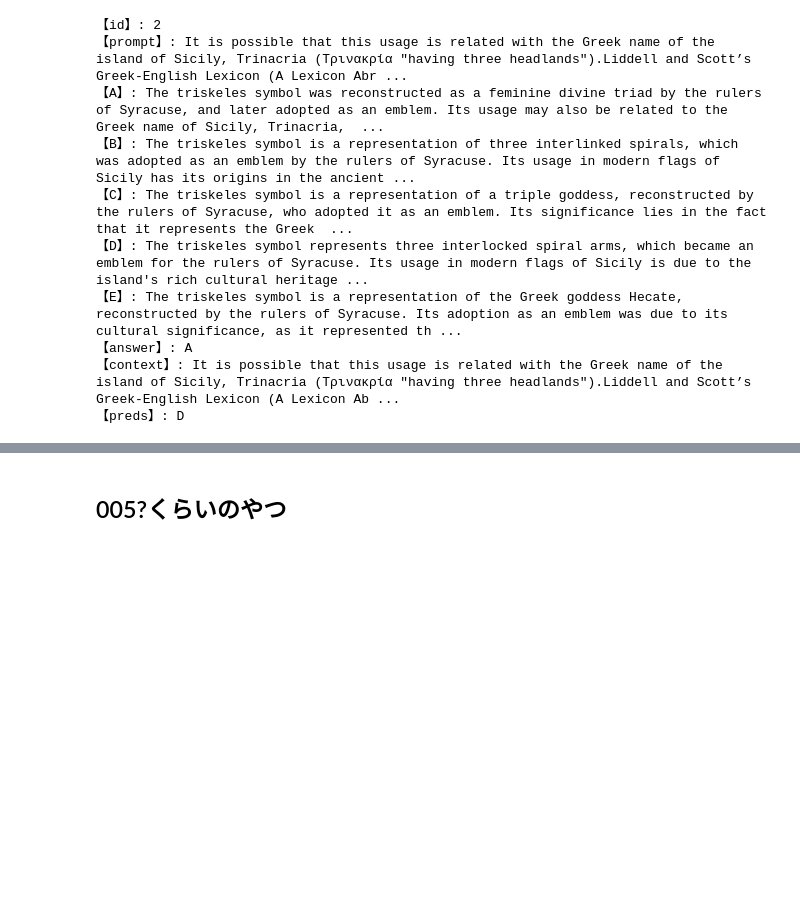
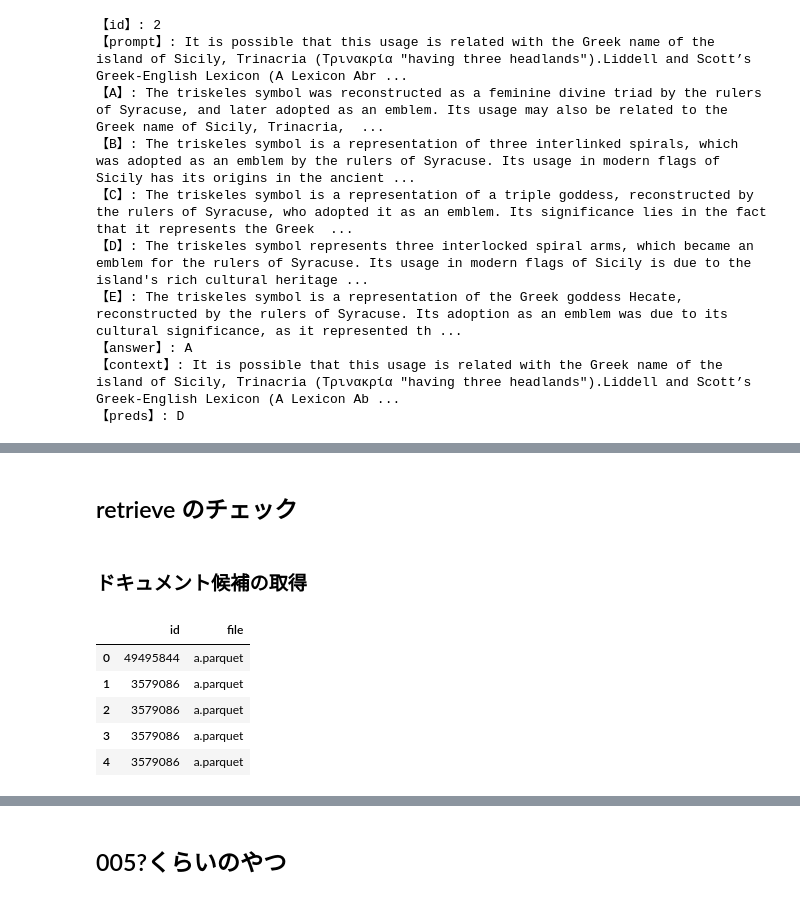
Before and after one commit to unonao/kaggle-llm-science, a Jupyter notebook: notebook/check_wrong_answers.ipynb, the cells around one changed output, grey strips where cells are left out. Saved outputs shown, nothing was run; the diff lists cells and outputs as text; code cells hidden in the pictures; blank space fills up the shorter version.

```diff
--- a/notebook/check_wrong_answers.ipynb
+++ b/notebook/check_wrong_answers.ipynb
@@ -403,0 +511,2 @@ df.head()
+# %% [markdown]
+## retrieve のチェック
@@ -403,0 +517,13 @@ df.head()
+# %% [markdown]
+### ドキュメント候補の取得
+# %%
+all_df = pd.read_parquet("../preprocessed/102_sentence_details/000/all.parquet")
+# %%
+all_df.head()
+# %% [output]
+|  | id | file |
+| 0 | 49495844 | a.parquet |
+| 1 | 3579086 | a.parquet |
+| 2 | 3579086 | a.parquet |
+| 3 | 3579086 | a.parquet |
+| 4 | 3579086 | a.parquet |
```
Also changed, not shown: parts of 71 cells of this notebook, 2 other files.
